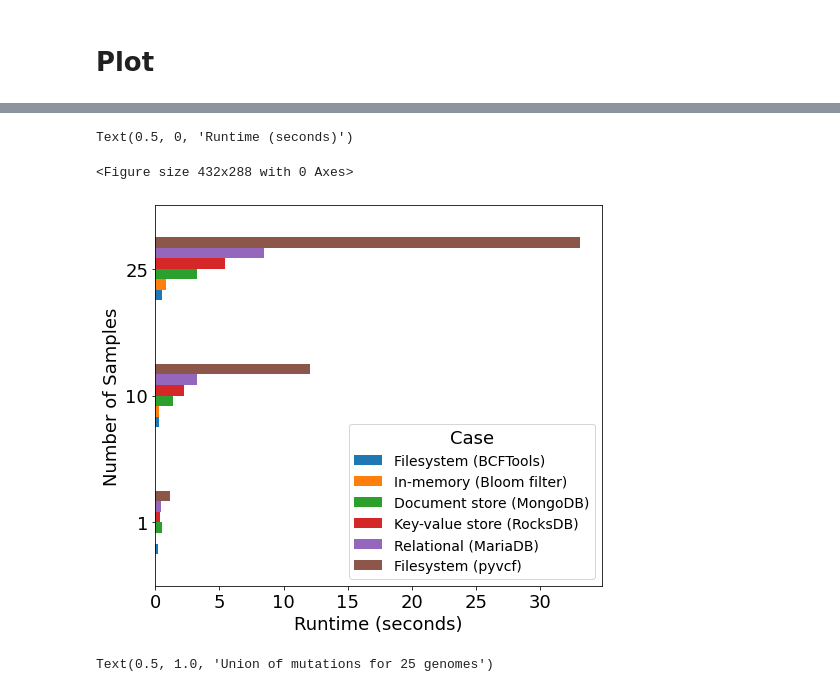
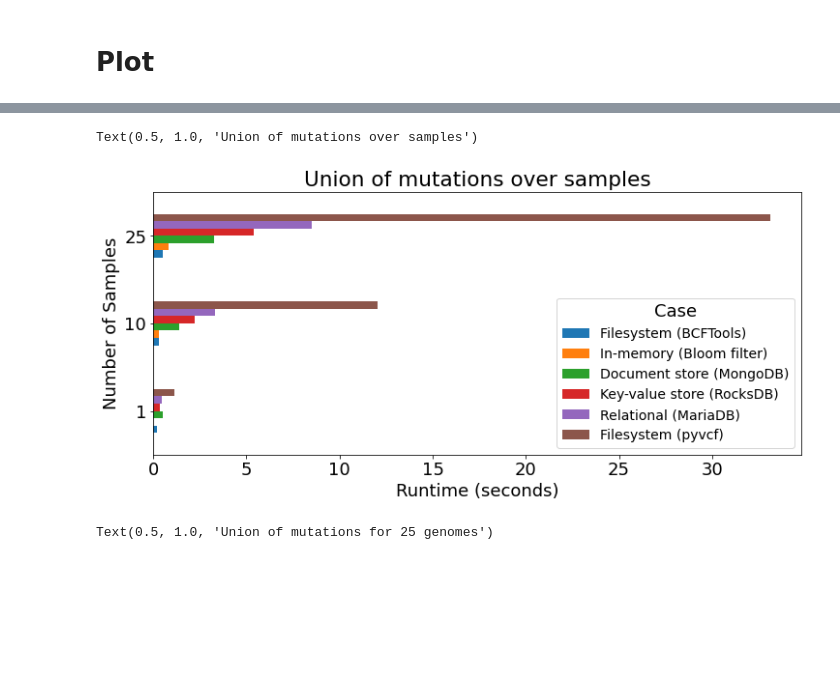
Before and after one commit to apetkau/thesis-data-simulation, a Jupyter notebook: jackalope/salmonella/test-load-vcf/test-load.ipynb, the cells around one changed output, grey strips where cells are left out. Saved outputs shown, nothing was run; the diff lists cells and outputs as text; code cells hidden in the pictures; blank space fills up the shorter version.

```diff
--- a/jackalope/salmonella/test-load-vcf/test-load.ipynb
+++ b/jackalope/salmonella/test-load-vcf/test-load.ipynb
@@ -615,18 +615,18 @@ results_table
 # %%
 import matplotlib.pyplot as plt
 plt.rcParams.update({
     'font.size': 18,
     'legend.fontsize': 14
 })
 
 reordered_table = results_table[
     ['Case', 'Number of Samples', 'Mean runtime (s)']].set_index(
     ['Number of Samples', 'Case']).unstack(level=-1).sort_values(by=25, axis='columns')
 reordered_table.columns = reordered_table.columns.droplevel()
 reordered_table
-axes = reordered_table.plot(kind='barh', figsize=(8,7))
+axes = reordered_table.plot(kind='barh', figsize=(12,5))
 axes.set_xlabel('Runtime (seconds)')
+axes.set_title('Union of mutations over samples')
 # %% [output]
-Text(0.5, 0, 'Runtime (seconds)')
+Text(0.5, 1.0, 'Union of mutations over samples')
-<Figure size 432x288 with 0 Axes>
-[figure, old version]
+[figure, new version]
```
Also changed, not shown: parts of 1 cell of this notebook, 2 other files.
